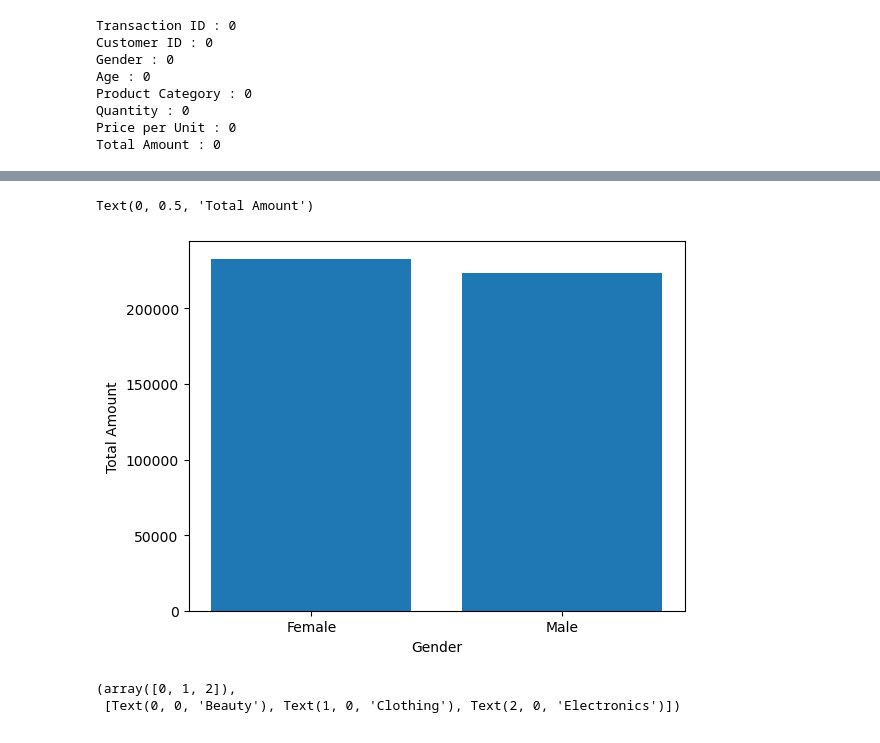
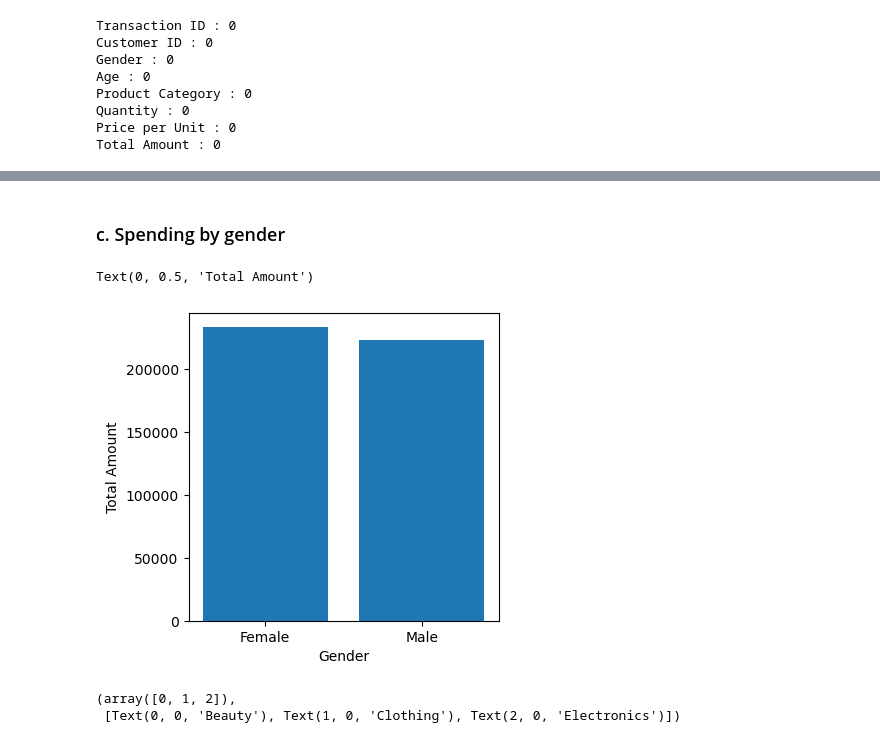
Before and after one commit to vinay-sikarwar/Brainwave_Matrix_Intern, a Jupyter notebook: commercial_store_sales_analysis-checkpoint.ipynb, the cells around one changed output, grey strips where cells are left out. Cells and saved outputs as stored; diff of their text form; code cells hidden in the pictures.

```diff
--- a/commercial_store_sales_analysis-checkpoint.ipynb
+++ b/commercial_store_sales_analysis-checkpoint.ipynb
@@ -111,11 +121,14 @@ Text(0.5, 1.0, 'pie plot between gender and Total amount')
+# %% [markdown]
+### c. Spending by gender
 # %%
 gender_spend = df.groupby('Gender')['Total Amount'].sum()
+plt.figure(figsize=(4,4))
 plt.bar(gender_spend.index, gender_spend.values)
 plt.xlabel("Gender")
 plt.ylabel("Total Amount")
 # %% [output]
 Text(0, 0.5, 'Total Amount')
-[figure, old version]
+[figure, new version]
 # %%
 category_gender_totals = df.groupby(['Product Category', 'Gender'])['Total Amount'].sum().unstack()
 
```
Also changed, not shown: parts of 28 cells of this notebook.
